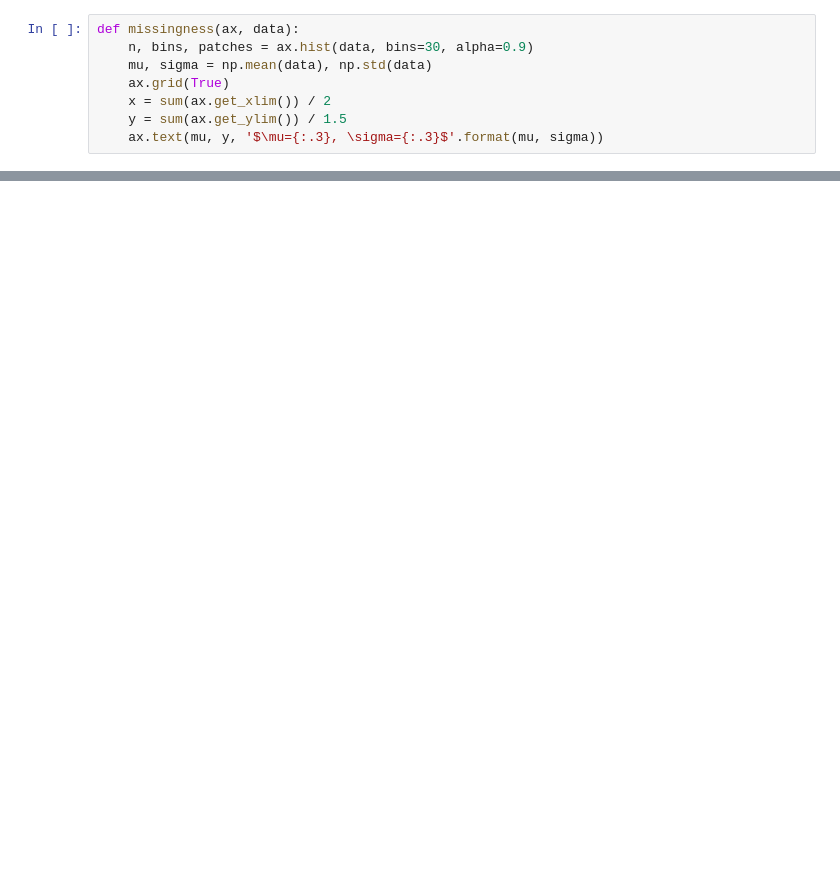
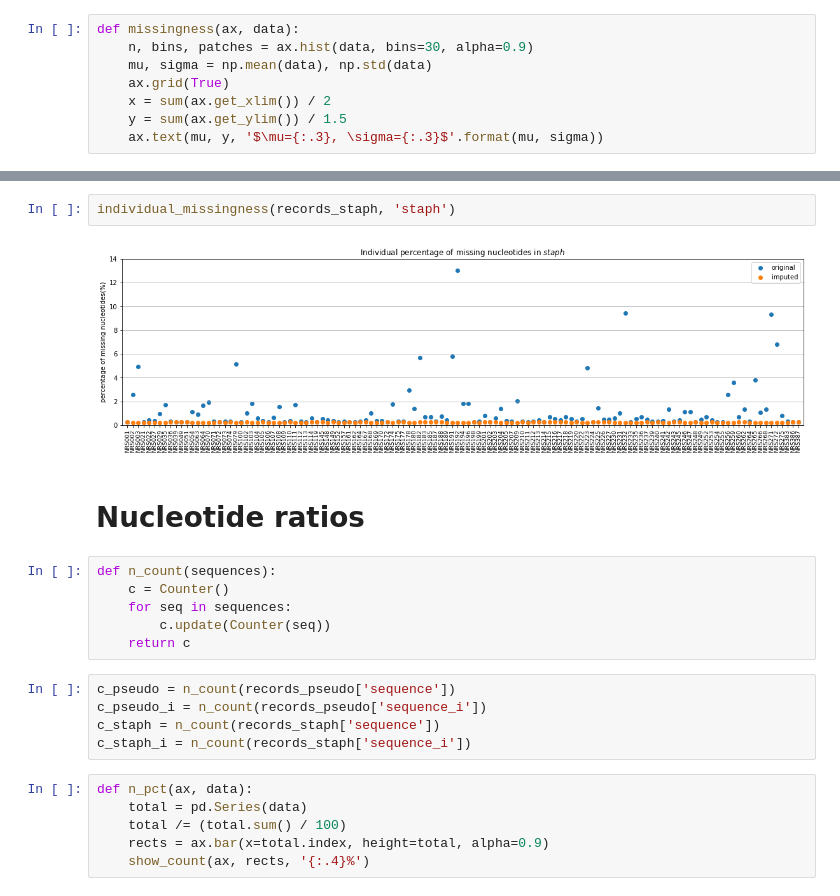
Before and after one commit to solislemuslab/dna-nn, a Jupyter notebook: zhaoyi/graphs.ipynb, the cells around one changed output, grey strips where cells are left out. Cells and saved outputs as stored; diff of their text form; blank space fills up the shorter version.

```diff
--- a/zhaoyi/graphs.ipynb
+++ b/zhaoyi/graphs.ipynb
@@ -223,0 +105,23 @@ plt.show()
+# %%
+individual_missingness(records_staph, 'staph')
+# %% [output]
+[figure, added]
+# %% [markdown]
+# Nucleotide ratios
+# %%
+def n_count(sequences):
+    c = Counter()
+    for seq in sequences:
+        c.update(Counter(seq))
+    return c
+# %%
+c_pseudo = n_count(records_pseudo['sequence'])
+c_pseudo_i = n_count(records_pseudo['sequence_i'])
+c_staph = n_count(records_staph['sequence'])
+c_staph_i = n_count(records_staph['sequence_i'])
+# %%
+def n_pct(ax, data):
+    total = pd.Series(data)
+    total /= (total.sum() / 100)
+    rects = ax.bar(x=total.index, height=total, alpha=0.9)
+    show_count(ax, rects, '{:.4}%')
```
Also changed, not shown: parts of 46 cells of this notebook, 2 other files.
